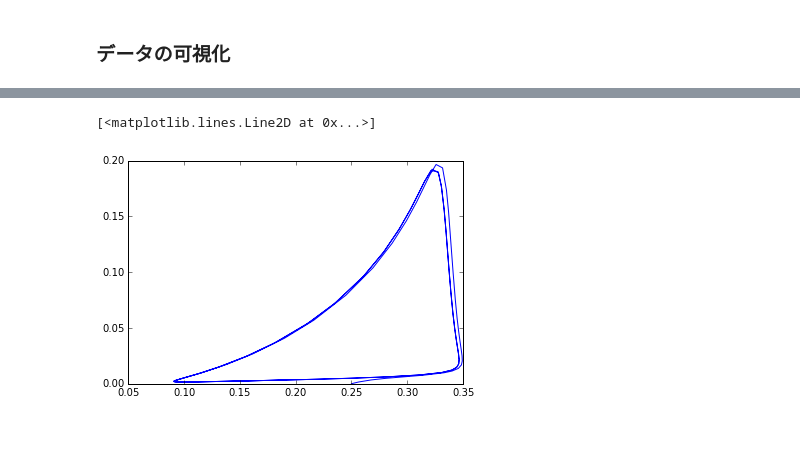
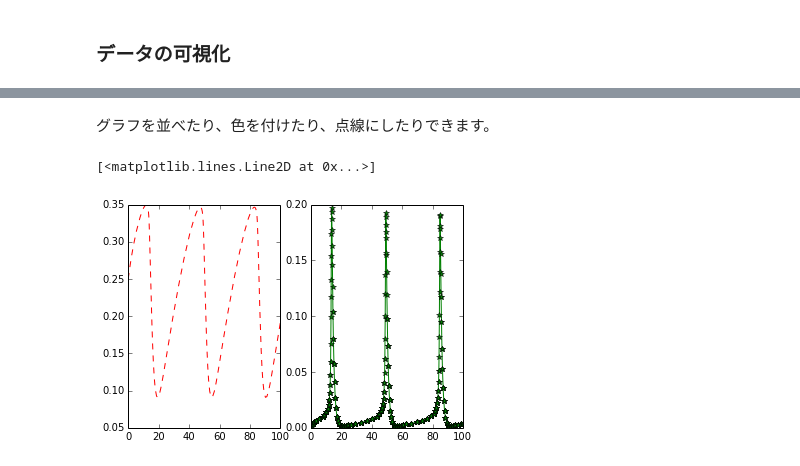
Before and after one commit to naito/BioSimulation1, a Jupyter notebook: Lecture-02.ipynb, the cells around one changed output, grey strips where cells are left out. Drawn from its saved outputs; the diff is of its cells as text; code cells hidden in the pictures; blank space fills up the shorter version.

```diff
--- a/Lecture-02.ipynb
+++ b/Lecture-02.ipynb
@@ -94,5 +123,10 @@ plt.plot( CT_Data[ :, 0 ], M_Data[ :, 1 ] / CT_Data[ :, 1 ] )
-# %%
-plt.plot( YT_Data[ :, 1 ], M_Data[ :, 1 ] )
-# %% [output]
-[<matplotlib.lines.Line2D at 0x...>]
-[figure, removed]
+# %% [markdown]
+グラフを並べたり、色を付けたり、点線にしたりできます。
+# %%
+subplot(1,2,1)
+plot( CT_Data[ :, 0 ], YT_Data[ :, 1 ] / CT_Data[ :, 1 ], 'r--' )
+subplot(1,2,2)
+plot( CT_Data[ :, 0 ], M_Data[ :, 1 ] / CT_Data[ :, 1 ], 'g*-')
+# %% [output]
+[<matplotlib.lines.Line2D at 0x...>]
+[figure, added]
```
Also changed, not shown: parts of 26 cells of this notebook.
